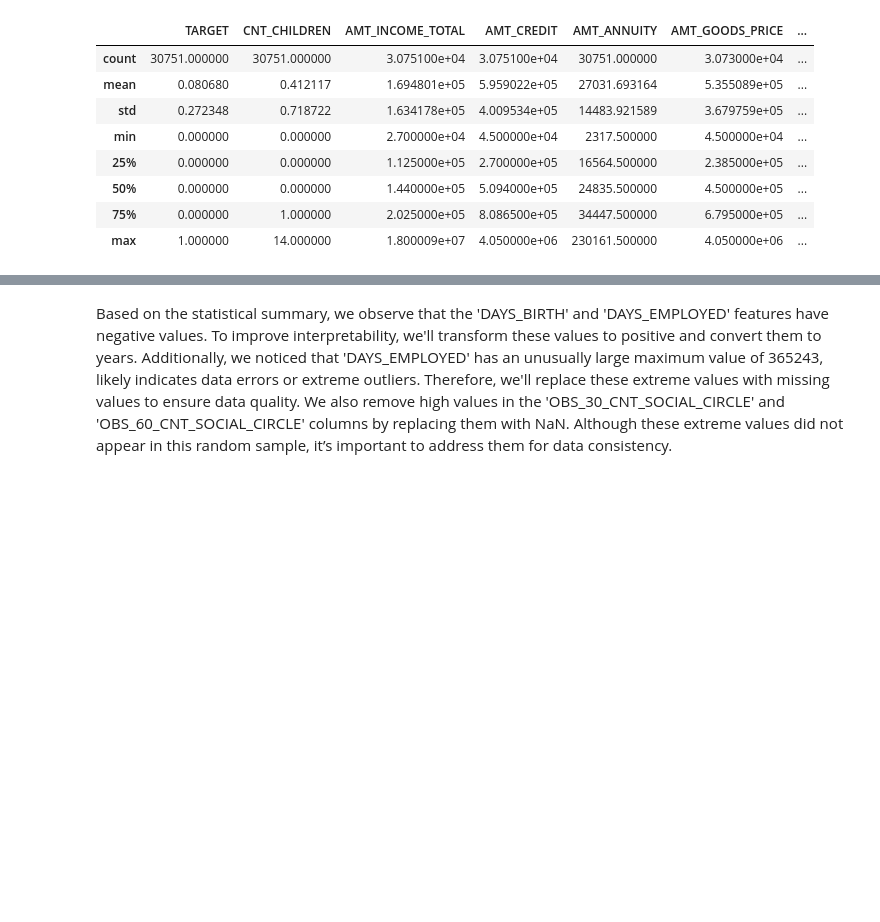
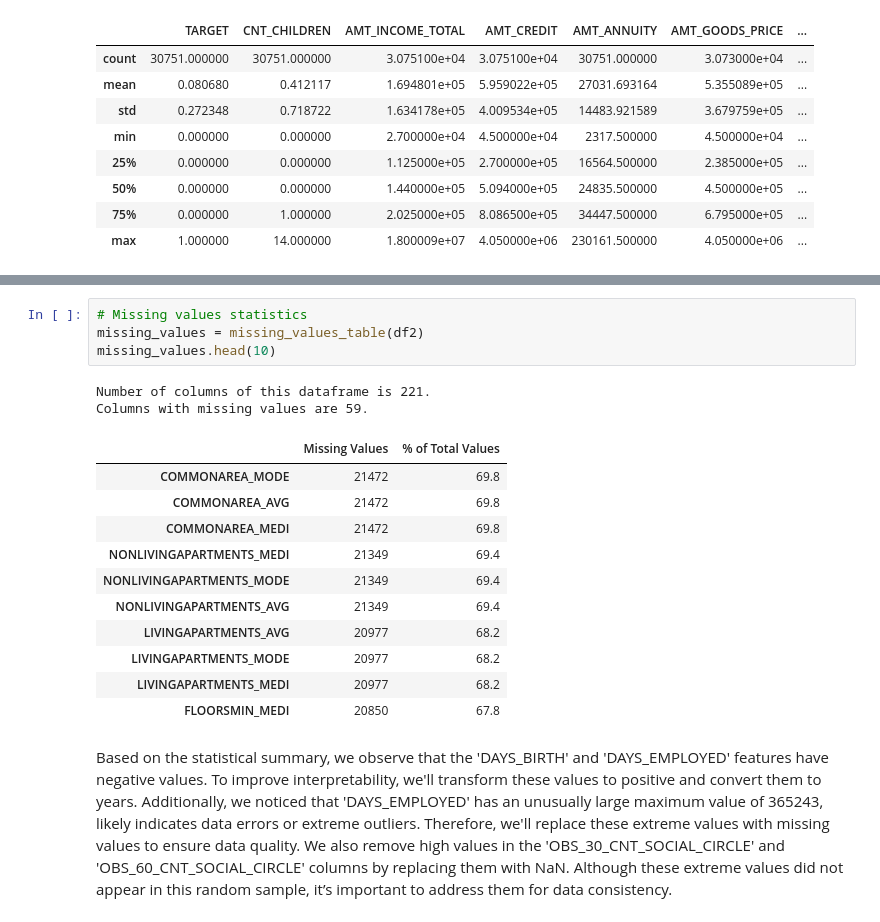
Before and after one commit to Sambath82/Home-Credit-Default-Risk, a Jupyter notebook: Notebook/3_1_Cleaning_ApplicationData.ipynb, the cells around one changed output, grey strips where cells are left out. Saved outputs shown, nothing was run; the diff lists cells and outputs as text; blank space fills up the shorter version.

```diff
--- a/Notebook/3_1_Cleaning_ApplicationData.ipynb
+++ b/Notebook/3_1_Cleaning_ApplicationData.ipynb
@@ -122,3 +137,21 @@ df2.describe()
+# %%
+# Missing values statistics
+missing_values = missing_values_table(df2)
+missing_values.head(10)
+# %% [output]
+Number of columns of this dataframe is 221.
+Columns with missing values are 59.
+|  | Missing Values | % of Total Values |
+| COMMONAREA_MODE | 21472 | 69.8 |
+| COMMONAREA_AVG | 21472 | 69.8 |
+| COMMONAREA_MEDI | 21472 | 69.8 |
+| NONLIVINGAPARTMENTS_MEDI | 21349 | 69.4 |
+| NONLIVINGAPARTMENTS_MODE | 21349 | 69.4 |
+| NONLIVINGAPARTMENTS_AVG | 21349 | 69.4 |
+| LIVINGAPARTMENTS_AVG | 20977 | 68.2 |
+| LIVINGAPARTMENTS_MODE | 20977 | 68.2 |
+| LIVINGAPARTMENTS_MEDI | 20977 | 68.2 |
+| FLOORSMIN_MEDI | 20850 | 67.8 |
 # %% [markdown]
 Based on the statistical summary, we observe that the 'DAYS_BIRTH' and 'DAYS_EMPLOYED' features have negative values. To improve interpretability, we'll transform these values to positive and convert them to years. Additionally, we noticed that 'DAYS_EMPLOYED' has an unusually large maximum value of 365243, likely indicates data errors or extreme outliers. Therefore, we'll replace these extreme values with missing values to ensure data quality. We also remove high values in the 'OBS_30_CNT_SOCIAL_CIRCLE' and 'OBS_60_CNT_SOCIAL_CIRCLE' columns by replacing them with NaN. Although these extreme values did not appear in this random sample, it’s important to address them for data consistency.
 # %%
```
Also changed, not shown: parts of 7 cells of this notebook, 2 other files.
